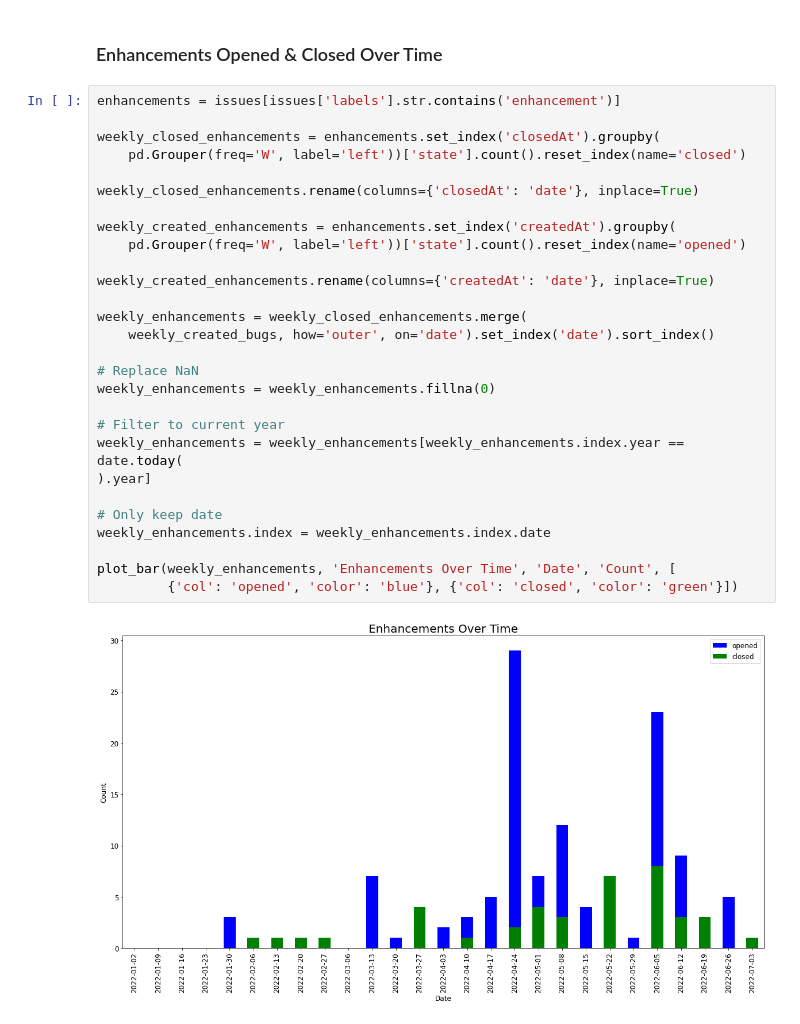
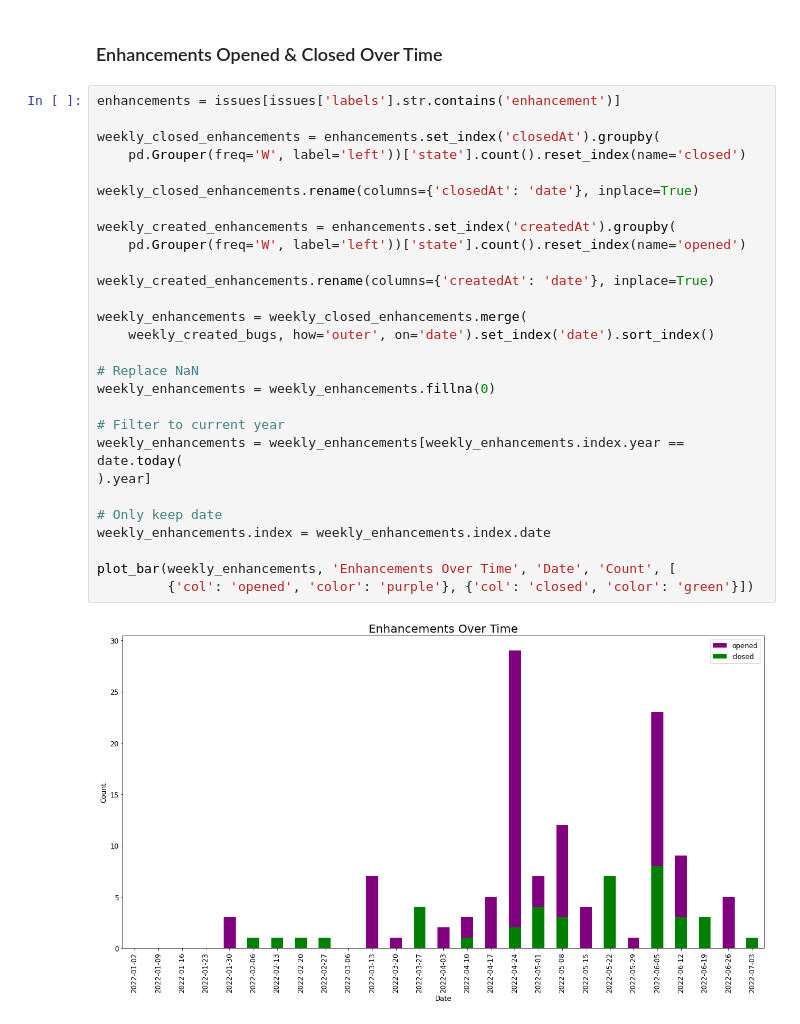
Before and after one commit to thebrianbug/dev-flow-dashboard, a Jupyter notebook: Flow_Dashboard.ipynb, the cells around one changed output. Cells and saved outputs as stored; diff of their text form.

Commit message:
Changed color

```diff
--- a/Flow_Dashboard.ipynb
+++ b/Flow_Dashboard.ipynb
@@ -212,30 +212,30 @@ plot_bar(weekly_bugs, 'Bugs Over Time', 'Date', 'Count', [
 # %%
 enhancements = issues[issues['labels'].str.contains('enhancement')]
 
 weekly_closed_enhancements = enhancements.set_index('closedAt').groupby(
     pd.Grouper(freq='W', label='left'))['state'].count().reset_index(name='closed')
 
 weekly_closed_enhancements.rename(columns={'closedAt': 'date'}, inplace=True)
 
 weekly_created_enhancements = enhancements.set_index('createdAt').groupby(
     pd.Grouper(freq='W', label='left'))['state'].count().reset_index(name='opened')
 
 weekly_created_enhancements.rename(columns={'createdAt': 'date'}, inplace=True)
 
 weekly_enhancements = weekly_closed_enhancements.merge(
     weekly_created_bugs, how='outer', on='date').set_index('date').sort_index()
 
 # Replace NaN
 weekly_enhancements = weekly_enhancements.fillna(0)
 
 # Filter to current year
 weekly_enhancements = weekly_enhancements[weekly_enhancements.index.year == date.today(
 ).year]
 
 # Only keep date
 weekly_enhancements.index = weekly_enhancements.index.date
 
 plot_bar(weekly_enhancements, 'Enhancements Over Time', 'Date', 'Count', [
-         {'col': 'opened', 'color': 'blue'}, {'col': 'closed', 'color': 'green'}])
+         {'col': 'opened', 'color': 'purple'}, {'col': 'closed', 'color': 'green'}])
 # %% [output]
-[figure, old version]
+[figure, new version]
```
